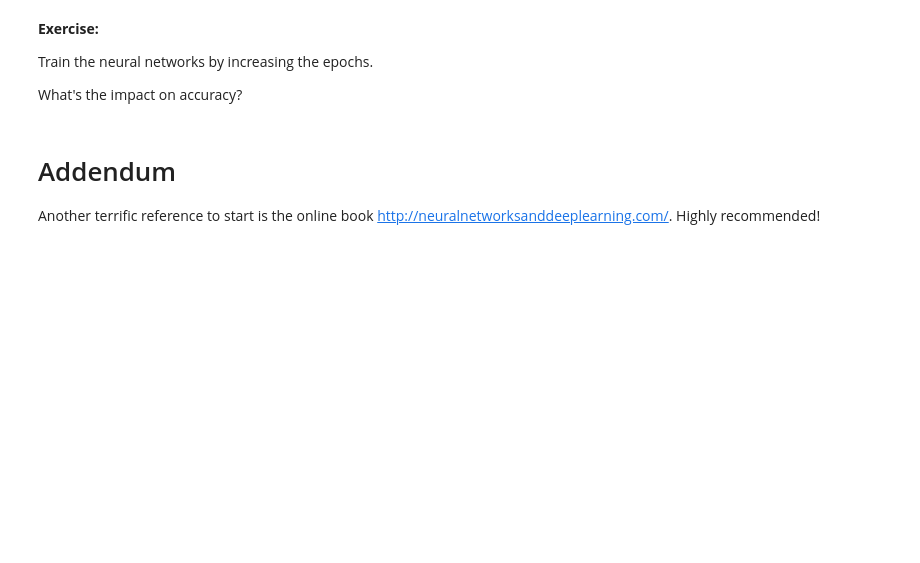
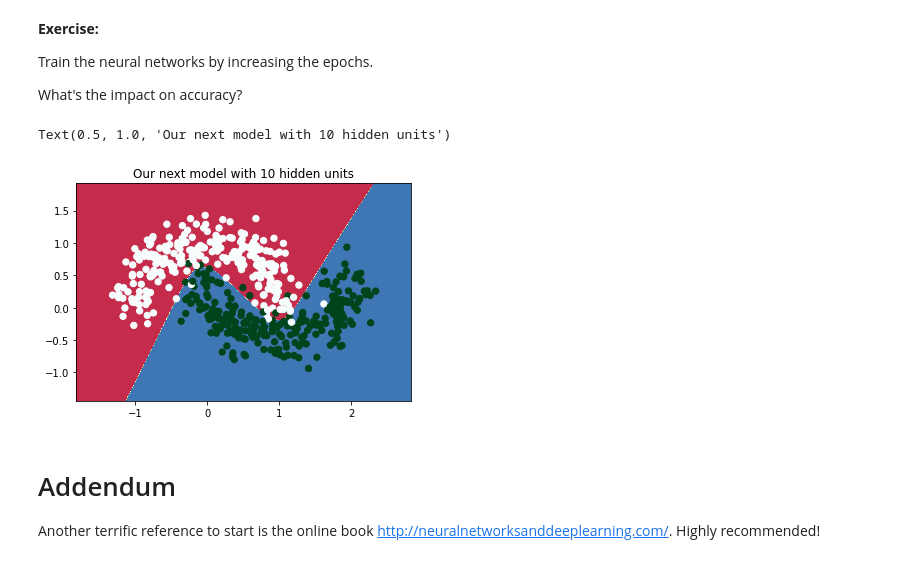
Before and after one commit to LLucchini/deep-learning-pytorch, a Jupyter notebook: 1 ANN/1_mlp.ipynb, the cells around one changed output. Cells and saved outputs as stored; diff of their text form; code cells hidden in the pictures; blank space fills up the shorter version.

```diff
--- a/1 ANN/1_mlp.ipynb
+++ b/1 ANN/1_mlp.ipynb
@@ -678,10 +727,14 @@ Train the neural networks by increasing the epochs.
 
 What's the impact on accuracy?
 # %%
-# mlp = MLP(2, 10, 1)
+mlp = MLP(2, 10, 1)
+mlp.train(zip(X,y), iterations=100)
 # %timeit -n 1 -r 1 mlp.train(zip(X,y), iterations=100)
-# plot_decision_boundary(mlp)
-# plt.title("Our next model with 10 hidden units")
+plot_decision_boundary(mlp)
+plt.title("Our next model with 10 hidden units")
+# %% [output]
+Text(0.5, 1.0, 'Our next model with 10 hidden units')
+[figure, added]
 # %% [markdown]
 # Addendum
 
```
Also changed, not shown: parts of 24 cells of this notebook, 3 other files.
